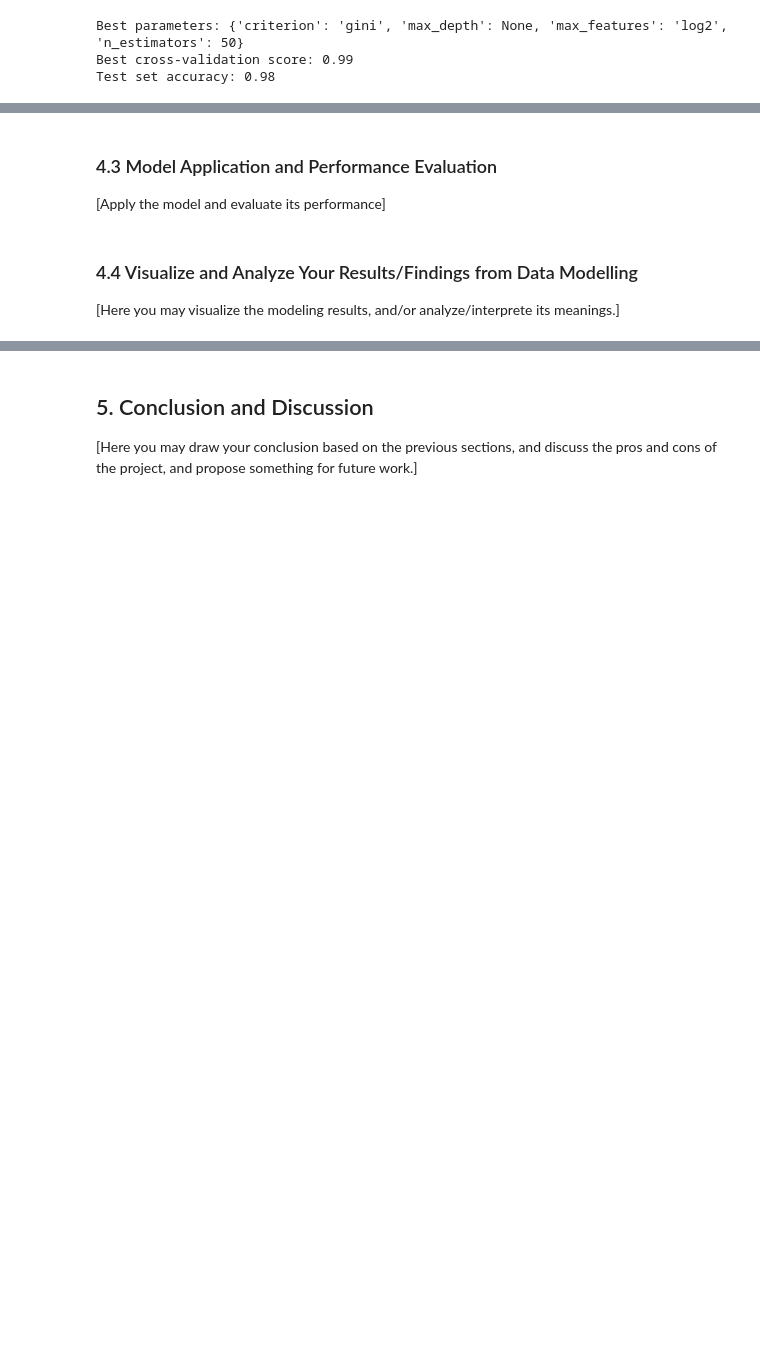
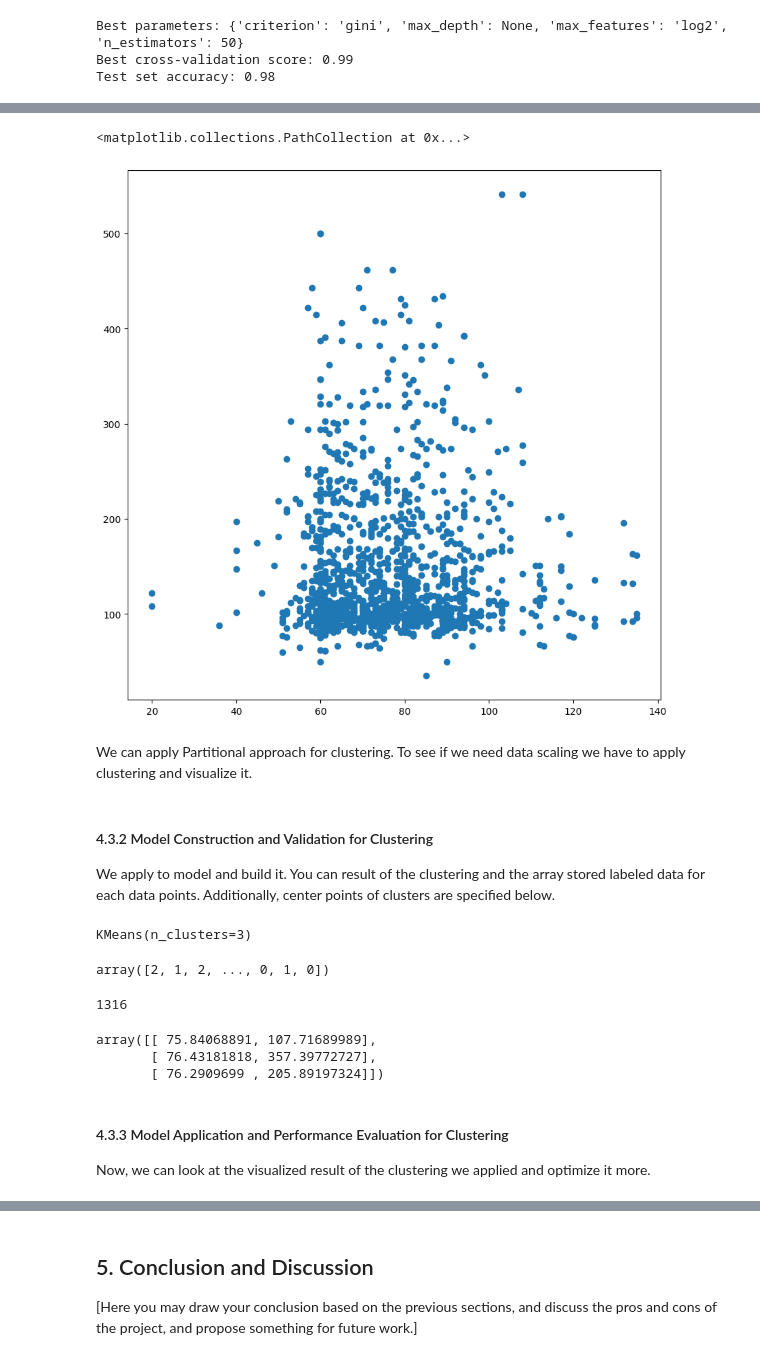
Before and after one commit to berkinKagan/DataVis, a Jupyter notebook: Miniproject_template (1).ipynb, the cells around one changed output, grey strips where cells are left out. Drawn from its saved outputs; the diff is of its cells as text; code cells hidden in the pictures; blank space fills up the shorter version.

Commit message:
Clustering is done!

```diff
--- a/Miniproject_template (1).ipynb
+++ b/Miniproject_template (1).ipynb
@@ -763,8 +770,39 @@ Test set accuracy: 0.98
+# %%
+plt.figure(figsize=(10, 10))
+
+plt.scatter(data["Heart rate"], data["Blood sugar"])
+# %% [output]
+<matplotlib.collections.PathCollection at 0x...>
+[figure, added]
+# %% [markdown]
+We can apply Partitional approach for clustering. To see if we need data scaling we have to apply clustering and visualize it.
+# %% [markdown]
+#### 4.3.2 Model Construction and Validation for Clustering
+
+We apply to model and build it. You can result of the clustering and the array stored labeled data for each data points. Additionally, center points of clusters are specified below.
+# %%
+from sklearn.cluster import KMeans
+
+target = data[["Heart rate", "Blood sugar"]]
+kmeans = KMeans(n_clusters=3)
+kmeans.fit(target)
+# %% [output]
+KMeans(n_clusters=3)
+# %%
+kmeans.labels_
+# %% [output]
+array([2, 1, 2, ..., 0, 1, 0])
+# %%
+len(kmeans.labels_)
+# %% [output]
+1316
+# %%
+kmeans.cluster_centers_
+# %% [output]
+array([[ 75.84068891, 107.71689989],
+       [ 76.43181818, 357.39772727],
+       [ 76.2909699 , 205.89197324]])
 # %% [markdown]
-### 4.3 Model Application and Performance Evaluation
+#### 4.3.3 Model Application and Performance Evaluation for Clustering
 
-[Apply the model and evaluate its performance]
+Now, we can look at the visualized result of the clustering we applied and optimize it more.
-# %% [markdown]
-### 4.4 Visualize and Analyze Your Results/Findings from Data Modelling
-
-[Here you may visualize the modeling results, and/or analyze/interprete its meanings.]
```
Also changed, not shown: parts of 31 cells of this notebook.
